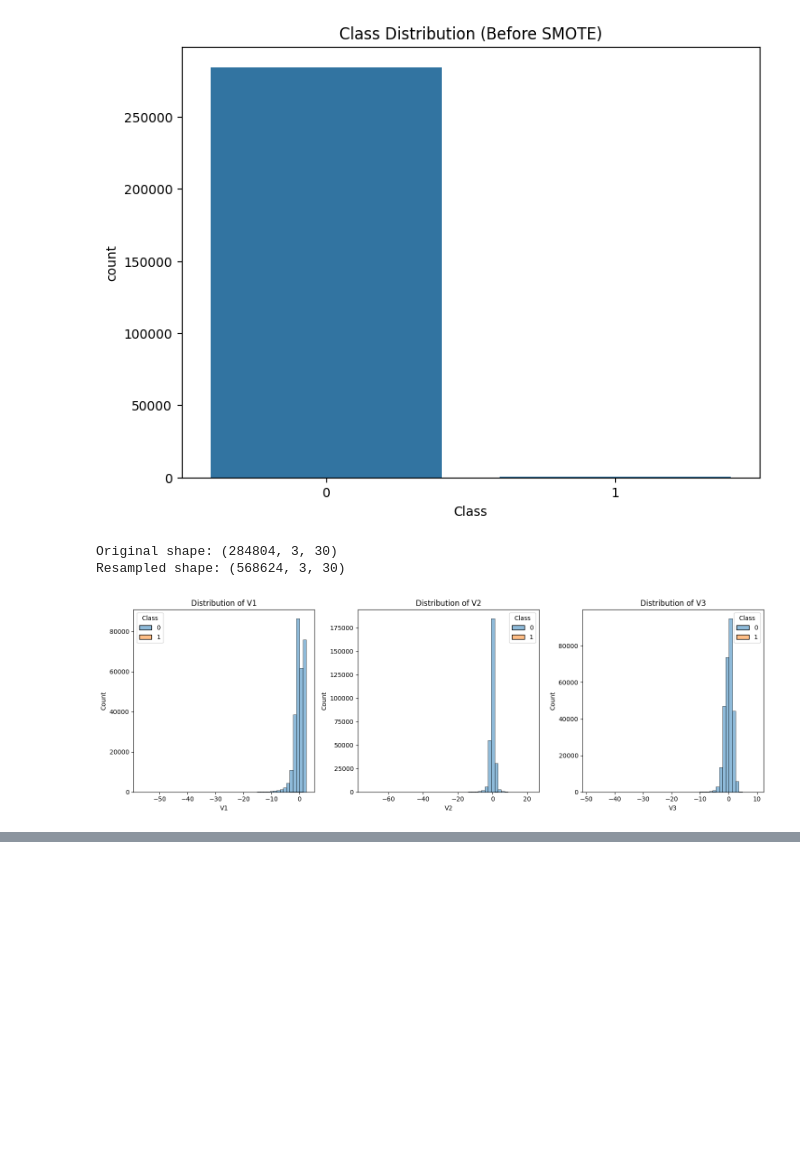
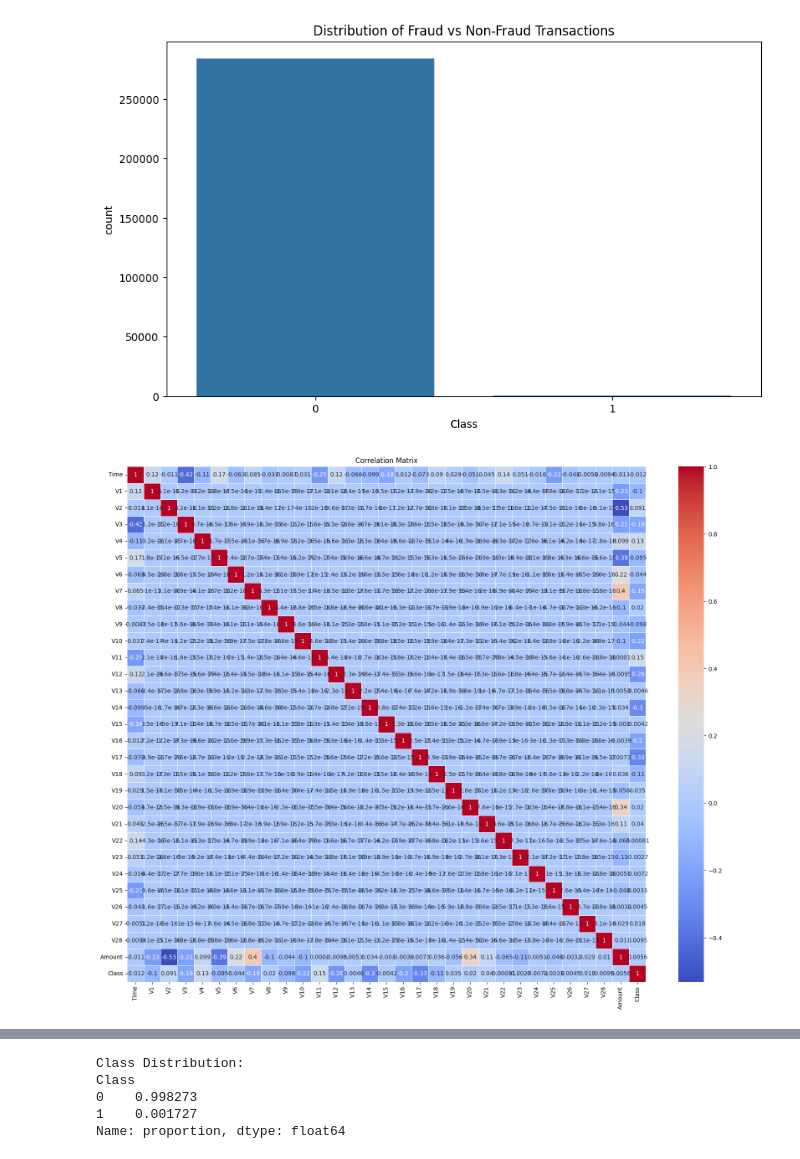
Before and after one commit to Mayankvlog/Addidas-sales-Data-science-project, a Jupyter notebook: credit_card_fraud_detection.ipynb, the cells around one changed output, grey strips where cells are left out. Cells and saved outputs as stored; diff of their text form; code cells hidden in the pictures; blank space fills up the shorter version.

```diff
--- a/credit_card_fraud_detection.ipynb
+++ b/credit_card_fraud_detection.ipynb
@@ -94,0 +27,10 @@ Target shape: (284804,)
+# %%
+# Load data using pandas
+df = pd.read_csv('data/creditcard.csv')
+
+# Display basic information about the dataset
+print("Dataset Shape:", df.shape)
+print("\nDataset Info:")
+print(df.info())
+print("\nMissing Values:")
+print(df.isnull().sum())
@@ -99,29 +59,25 @@ Let's analyze the data distribution and handle class imbalance:
-# %%
-# Visualize class distribution
-plt.figure(figsize=(8, 6))
-sns.countplot(data=df, x='Class')
-plt.title('Class Distribution (Before SMOTE)')
-plt.show()
-
-# Apply SMOTE to handle class imbalance
-smote = SMOTE(random_state=42)
-X_seq_reshaped = X_seq.reshape(X_seq.shape[0], -1)
-X_resampled, y_resampled = smote.fit_resample(X_seq_reshaped, y_seq)
-X_resampled = X_resampled.reshape(-1, X_seq.shape[1], X_seq.shape[2])
-
-print("Original shape:", X_seq.shape)
-print("Resampled shape:", X_resampled.shape)
-
-# Visualize feature distributions
-plt.figure(figsize=(15, 5))
-for i in range(3):
-    plt.subplot(1, 3, i+1)
-    sns.histplot(data=df, x=f'V{i+1}', hue='Class', bins=50)
-    plt.title(f'Distribution of V{i+1}')
-plt.tight_layout()
-plt.show()
-# %% [output]
-[figure, removed]
-Original shape: (284804, 3, 30)
-Resampled shape: (568624, 3, 30)
-[figure, removed]
+# %%
+# Check class distribution
+plt.figure(figsize=(10, 6))
+sns.countplot(data=df, x='Class')
+plt.title('Distribution of Fraud vs Non-Fraud Transactions')
+plt.show()
+
+# Calculate correlation matrix
+plt.figure(figsize=(20, 16))
+sns.heatmap(df.corr(), annot=True, cmap='coolwarm', linewidths=0.5)
+plt.title('Correlation Matrix')
+plt.show()
+
+# Distribution of transaction amount
+plt.figure(figsize=(12, 6))
+sns.histplot(data=df, x='Amount', hue='Class', bins=50)
+plt.title('Distribution of Transaction Amounts by Class')
+plt.show()
+
+# Print class distribution statistics
+print("\nClass Distribution:")
+print(df['Class'].value_counts(normalize=True))
+# %% [output]
+[figure, added]
+[figure, added]
@@ -127,0 +85,5 @@ Resampled shape: (568624, 3, 30)
+Class Distribution:
+Class
+0    0.998273
+1    0.001727
+Name: proportion, dtype: float64
```
Also changed, not shown: parts of 25 cells of this notebook.
